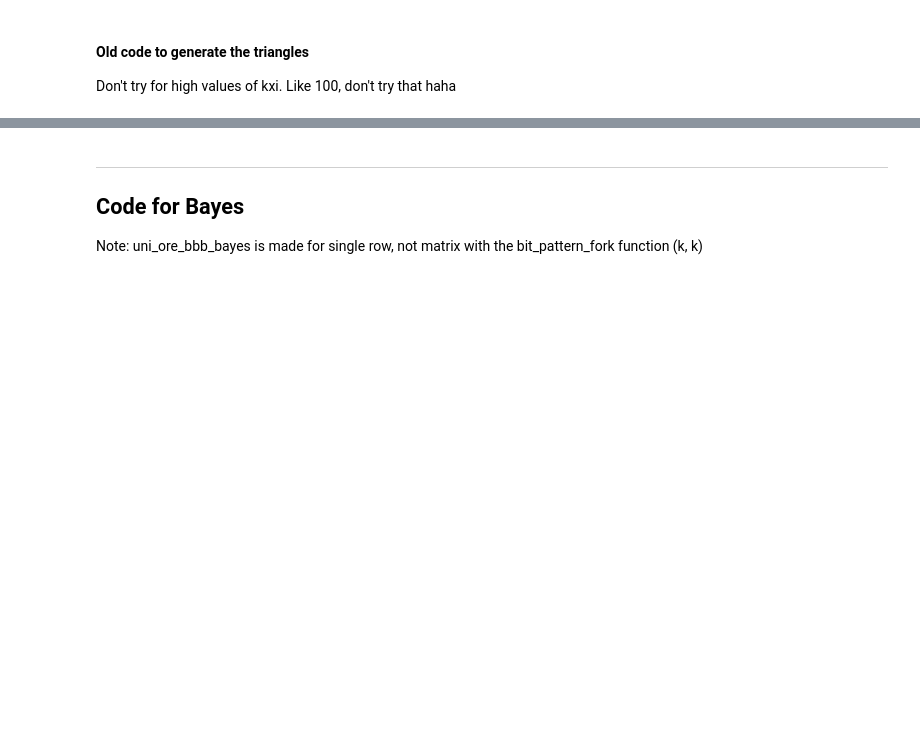
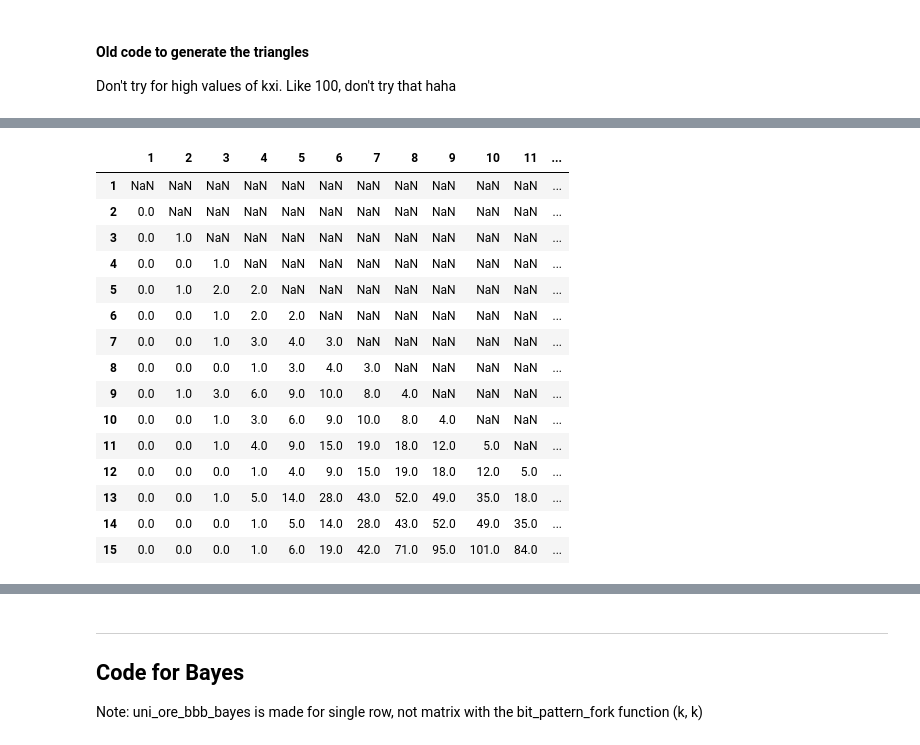
Before and after one commit to majk12/ore, a Jupyter notebook: ore_BbB_bayes.ipynb, the cells around one changed output, grey strips where cells are left out. Saved outputs shown, nothing was run; the diff lists cells and outputs as text; code cells hidden in the pictures; blank space fills up the shorter version.

```diff
--- a/ore_BbB_bayes.ipynb
+++ b/ore_BbB_bayes.ipynb
@@ -313,0 +470,3 @@ M
+# %%
+difference =M.diff(axis = 0)
+difference
@@ -313,0 +498,19 @@ M
+# %%
+difference.iloc[0:15, 0:15]
+# %% [output]
+|  | 1 | 2 | 3 | 4 | 5 | 6 | 7 | 8 | 9 | 10 | 11 | ... |
+| 1 | NaN | NaN | NaN | NaN | NaN | NaN | NaN | NaN | NaN | NaN | NaN | ... |
+| 2 | 0.0 | NaN | NaN | NaN | NaN | NaN | NaN | NaN | NaN | NaN | NaN | ... |
+| 3 | 0.0 | 1.0 | NaN | NaN | NaN | NaN | NaN | NaN | NaN | NaN | NaN | ... |
+| 4 | 0.0 | 0.0 | 1.0 | NaN | NaN | NaN | NaN | NaN | NaN | NaN | NaN | ... |
+| 5 | 0.0 | 1.0 | 2.0 | 2.0 | NaN | NaN | NaN | NaN | NaN | NaN | NaN | ... |
+| 6 | 0.0 | 0.0 | 1.0 | 2.0 | 2.0 | NaN | NaN | NaN | NaN | NaN | NaN | ... |
+| 7 | 0.0 | 0.0 | 1.0 | 3.0 | 4.0 | 3.0 | NaN | NaN | NaN | NaN | NaN | ... |
+| 8 | 0.0 | 0.0 | 0.0 | 1.0 | 3.0 | 4.0 | 3.0 | NaN | NaN | NaN | NaN | ... |
+| 9 | 0.0 | 1.0 | 3.0 | 6.0 | 9.0 | 10.0 | 8.0 | 4.0 | NaN | NaN | NaN | ... |
+| 10 | 0.0 | 0.0 | 1.0 | 3.0 | 6.0 | 9.0 | 10.0 | 8.0 | 4.0 | NaN | NaN | ... |
+| 11 | 0.0 | 0.0 | 1.0 | 4.0 | 9.0 | 15.0 | 19.0 | 18.0 | 12.0 | 5.0 | NaN | ... |
+| 12 | 0.0 | 0.0 | 0.0 | 1.0 | 4.0 | 9.0 | 15.0 | 19.0 | 18.0 | 12.0 | 5.0 | ... |
+| 13 | 0.0 | 0.0 | 1.0 | 5.0 | 14.0 | 28.0 | 43.0 | 52.0 | 49.0 | 35.0 | 18.0 | ... |
+| 14 | 0.0 | 0.0 | 0.0 | 1.0 | 5.0 | 14.0 | 28.0 | 43.0 | 52.0 | 49.0 | 35.0 | ... |
+| 15 | 0.0 | 0.0 | 0.0 | 1.0 | 6.0 | 19.0 | 42.0 | 71.0 | 95.0 | 101.0 | 84.0 | ... |
```
Also changed, not shown: parts of 33 cells of this notebook, 7 other files.
